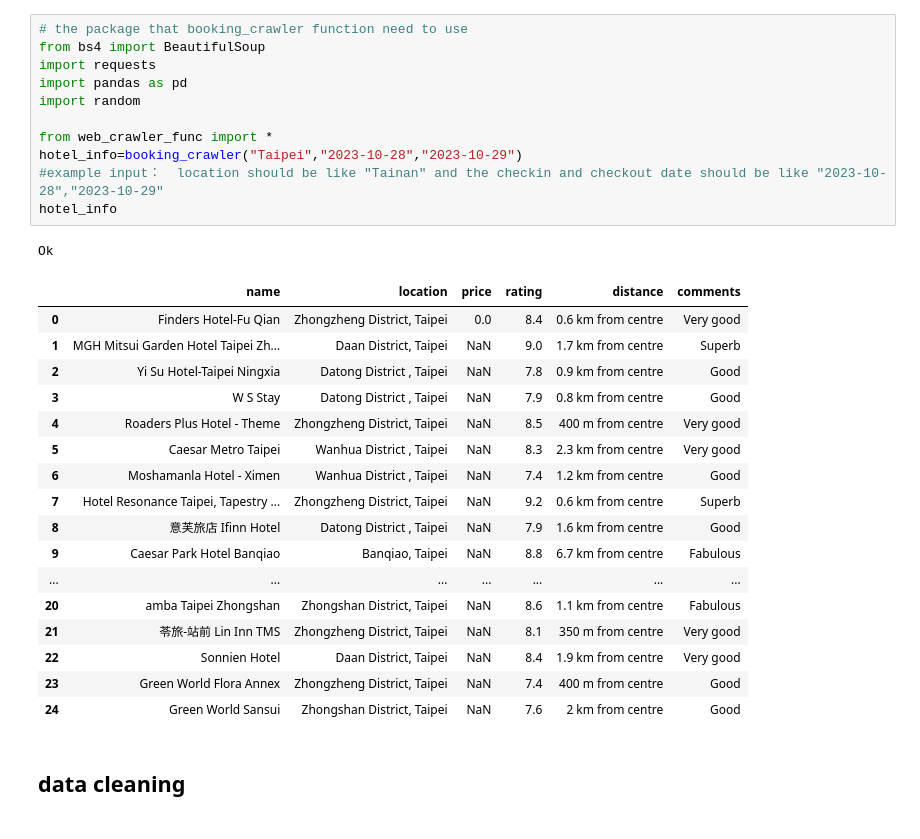
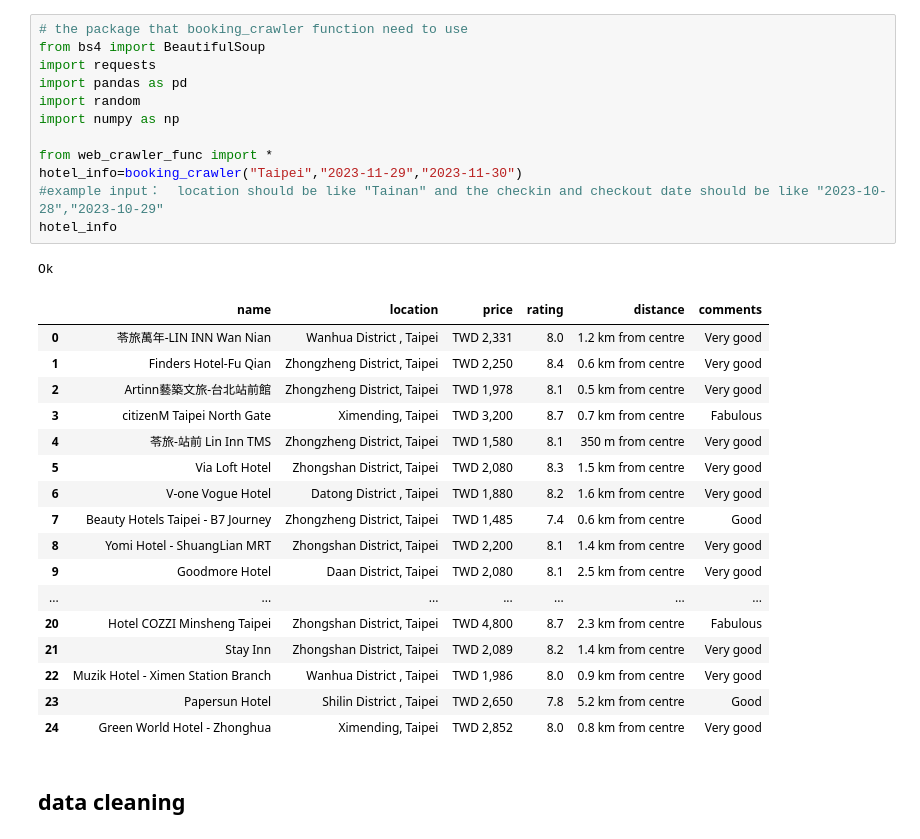
Before and after one commit to woody1234567/programming-hw, a Jupyter notebook: main.ipynb, the cells around one changed output. Drawn from its saved outputs; the diff is of its cells as text.

```diff
--- a/main.ipynb
+++ b/main.ipynb
@@ -1,33 +1,34 @@
 # %%
 # the package that booking_crawler function need to use
 from bs4 import BeautifulSoup
 import requests
 import pandas as pd
 import random
+import numpy as np
 
 from web_crawler_func import *
-hotel_info=booking_crawler("Taipei","2023-10-28","2023-10-29")
+hotel_info=booking_crawler("Taipei","2023-11-29","2023-11-30")
 #example input：  location should be like "Tainan" and the checkin and checkout date should be like "2023-10-28","2023-10-29"
 hotel_info
 # %% [output]
 Ok
 |  | name | location | price | rating | distance | comments |
-| 0 | Finders Hotel-Fu Qian | Zhongzheng District, Taipei | 0.0 | 8.4 | 0.6 km from centre | Very good |
-| 1 | MGH Mitsui Garden Hotel Taipei Zh... | Daan District, Taipei | NaN | 9.0 | 1.7 km from centre | Superb |
-| 2 | Yi Su Hotel-Taipei Ningxia | Datong District , Taipei | NaN | 7.8 | 0.9 km from centre | Good |
-| 3 | W S Stay | Datong District , Taipei | NaN | 7.9 | 0.8 km from centre | Good |
-| 4 | Roaders Plus Hotel - Theme | Zhongzheng District, Taipei | NaN | 8.5 | 400 m from centre | Very good |
-| 5 | Caesar Metro Taipei | Wanhua District , Taipei | NaN | 8.3 | 2.3 km from centre | Very good |
-| 6 | Moshamanla Hotel - Ximen | Wanhua District , Taipei | NaN | 7.4 | 1.2 km from centre | Good |
-| 7 | Hotel Resonance Taipei, Tapestry ... | Zhongzheng District, Taipei | NaN | 9.2 | 0.6 km from centre | Superb |
-| 8 | 意芙旅店 Ifinn Hotel | Datong District , Taipei | NaN | 7.9 | 1.6 km from centre | Good |
-| 9 | Caesar Park Hotel Banqiao | Banqiao, Taipei | NaN | 8.8 | 6.7 km from centre | Fabulous |
+| 0 | 苓旅萬年-LIN INN Wan Nian | Wanhua District , Taipei | TWD 2,331 | 8.0 | 1.2 km from centre | Very good |
+| 1 | Finders Hotel-Fu Qian | Zhongzheng District, Taipei | TWD 2,250 | 8.4 | 0.6 km from centre | Very good |
+| 2 | Artinn藝築文旅-台北站前館 | Zhongzheng District, Taipei | TWD 1,978 | 8.1 | 0.5 km from centre | Very good |
+| 3 | citizenM Taipei North Gate | Ximending, Taipei | TWD 3,200 | 8.7 | 0.7 km from centre | Fabulous |
+| 4 | 苓旅-站前 Lin Inn TMS | Zhongzheng District, Taipei | TWD 1,580 | 8.1 | 350 m from centre | Very good |
+| 5 | Via Loft Hotel | Zhongshan District, Taipei | TWD 2,080 | 8.3 | 1.5 km from centre | Very good |
+| 6 | V-one Vogue Hotel | Datong District , Taipei | TWD 1,880 | 8.2 | 1.6 km from centre | Very good |
+| 7 | Beauty Hotels Taipei - B7 Journey | Zhongzheng District, Taipei | TWD 1,485 | 7.4 | 0.6 km from centre | Good |
+| 8 | Yomi Hotel - ShuangLian MRT | Zhongshan District, Taipei | TWD 2,200 | 8.1 | 1.4 km from centre | Very good |
+| 9 | Goodmore Hotel | Daan District, Taipei | TWD 2,080 | 8.1 | 2.5 km from centre | Very good |
 | ... | ... | ... | ... | ... | ... | ... |
-| 20 | amba Taipei Zhongshan | Zhongshan District, Taipei | NaN | 8.6 | 1.1 km from centre | Fabulous |
-| 21 | 苓旅-站前 Lin Inn TMS | Zhongzheng District, Taipei | NaN | 8.1 | 350 m from centre | Very good |
-| 22 | Sonnien Hotel | Daan District, Taipei | NaN | 8.4 | 1.9 km from centre | Very good |
-| 23 | Green World Flora Annex | Zhongzheng District, Taipei | NaN | 7.4 | 400 m from centre | Good |
-| 24 | Green World Sansui | Zhongshan District, Taipei | NaN | 7.6 | 2 km from centre | Good |
+| 20 | Hotel COZZI Minsheng Taipei | Zhongshan District, Taipei | TWD 4,800 | 8.7 | 2.3 km from centre | Fabulous |
+| 21 | Stay Inn | Zhongshan District, Taipei | TWD 2,089 | 8.2 | 1.4 km from centre | Very good |
+| 22 | Muzik Hotel - Ximen Station Branch | Wanhua District , Taipei | TWD 1,986 | 8.0 | 0.9 km from centre | Very good |
+| 23 | Papersun Hotel | Shilin District , Taipei | TWD 2,650 | 7.8 | 5.2 km from centre | Good |
+| 24 | Green World Hotel - Zhonghua | Ximending, Taipei | TWD 2,852 | 8.0 | 0.8 km from centre | Very good |
 # %% [markdown]
 ## data cleaning
 # %%
```
Also changed, not shown: parts of 5 cells of this notebook, 2 other files.
